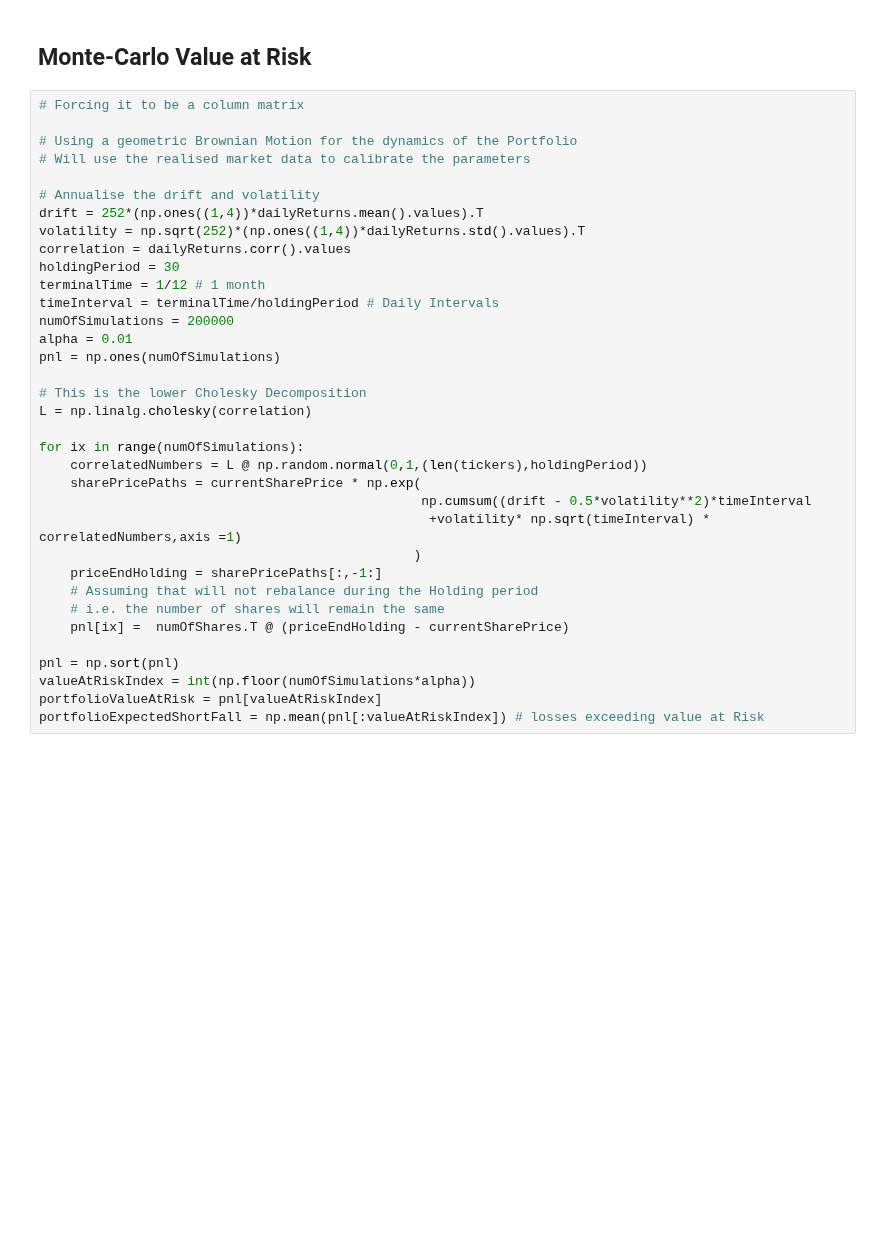
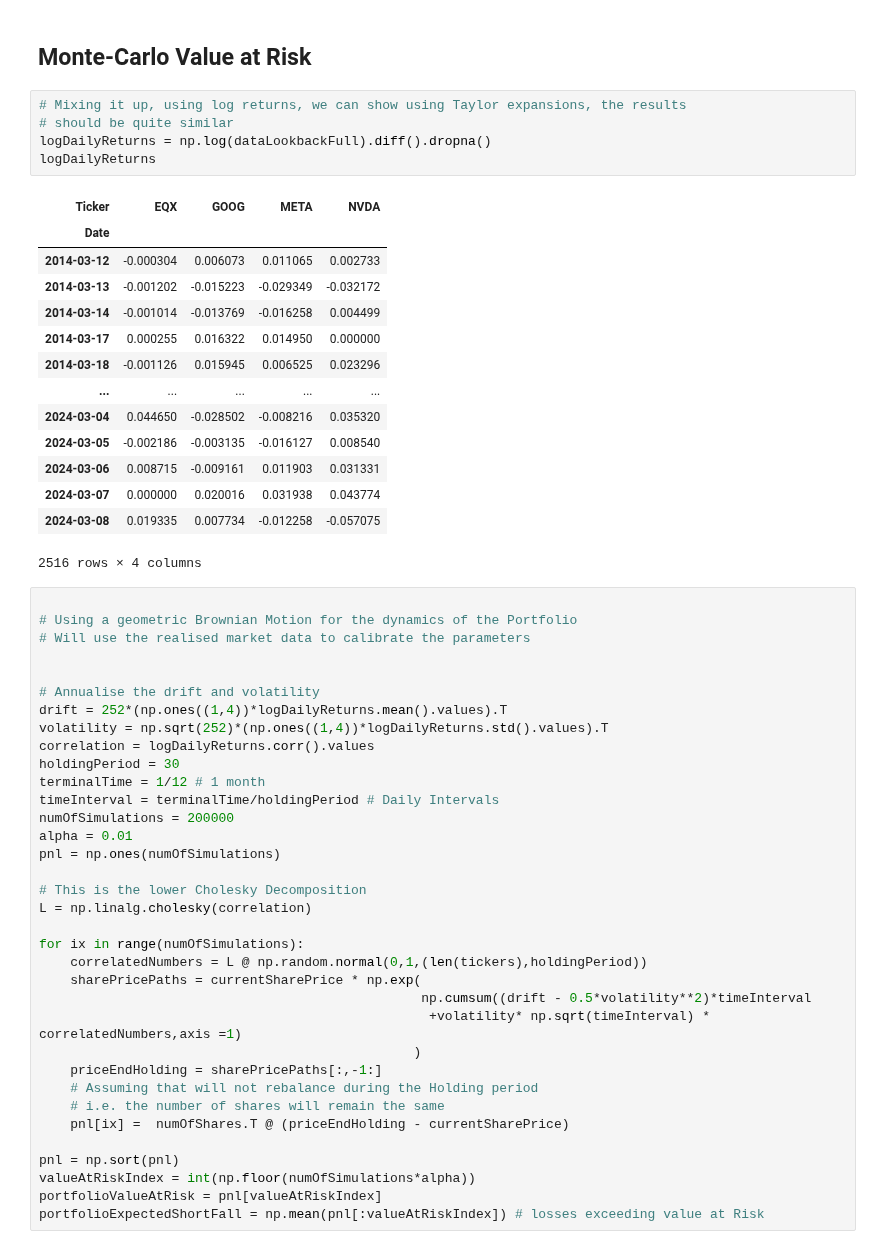
Before and after one commit to tomiadewusi/Case-Study, a Jupyter notebook: caseStudy2.ipynb, the cells around one changed output. Drawn from its saved outputs; the diff is of its cells as text; blank space fills up the shorter version.

```diff
--- a/caseStudy2.ipynb
+++ b/caseStudy2.ipynb
@@ -207,15 +223,35 @@ np.sum(componentValueAtRisk)
 # %% [markdown]
 ## Monte-Carlo Value at Risk
+# %%
+# Mixing it up, using log returns, we can show using Taylor expansions, the results
+# should be quite similar
+logDailyReturns = np.log(dataLookbackFull).diff().dropna()
+logDailyReturns
+# %% [output]
+| Ticker | EQX | GOOG | META | NVDA |
+| Date |  |  |  |  |
+| 2014-03-12 | -0.000304 | 0.006073 | 0.011065 | 0.002733 |
+| 2014-03-13 | -0.001202 | -0.015223 | -0.029349 | -0.032172 |
+| 2014-03-14 | -0.001014 | -0.013769 | -0.016258 | 0.004499 |
+| 2014-03-17 | 0.000255 | 0.016322 | 0.014950 | 0.000000 |
+| 2014-03-18 | -0.001126 | 0.015945 | 0.006525 | 0.023296 |
+| ... | ... | ... | ... | ... |
+| 2024-03-04 | 0.044650 | -0.028502 | -0.008216 | 0.035320 |
+| 2024-03-05 | -0.002186 | -0.003135 | -0.016127 | 0.008540 |
+| 2024-03-06 | 0.008715 | -0.009161 | 0.011903 | 0.031331 |
+| 2024-03-07 | 0.000000 | 0.020016 | 0.031938 | 0.043774 |
+| 2024-03-08 | 0.019335 | 0.007734 | -0.012258 | -0.057075 |
+2516 rows × 4 columns
 # %%
-# Forcing it to be a column matrix
 
 # Using a geometric Brownian Motion for the dynamics of the Portfolio
 # Will use the realised market data to calibrate the parameters
 
+
 # Annualise the drift and volatility
-drift = 252*(np.ones((1,4))*dailyReturns.mean().values).T
-volatility = np.sqrt(252)*(np.ones((1,4))*dailyReturns.std().values).T
-correlation = dailyReturns.corr().values
+drift = 252*(np.ones((1,4))*logDailyReturns.mean().values).T
+volatility = np.sqrt(252)*(np.ones((1,4))*logDailyReturns.std().values).T
+correlation = logDailyReturns.corr().values
 holdingPeriod = 30
 terminalTime = 1/12 # 1 month
 timeInterval = terminalTime/holdingPeriod # Daily Intervals
```
Also changed, not shown: parts of 9 cells of this notebook.
